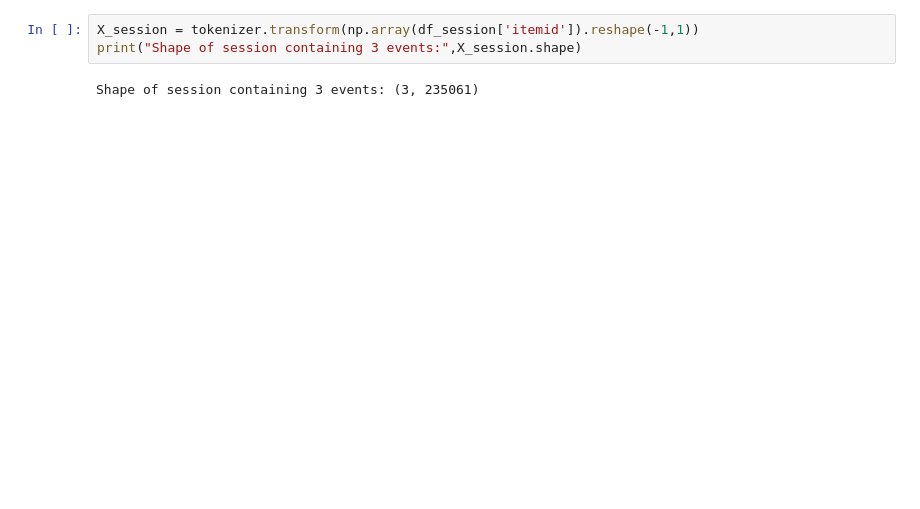
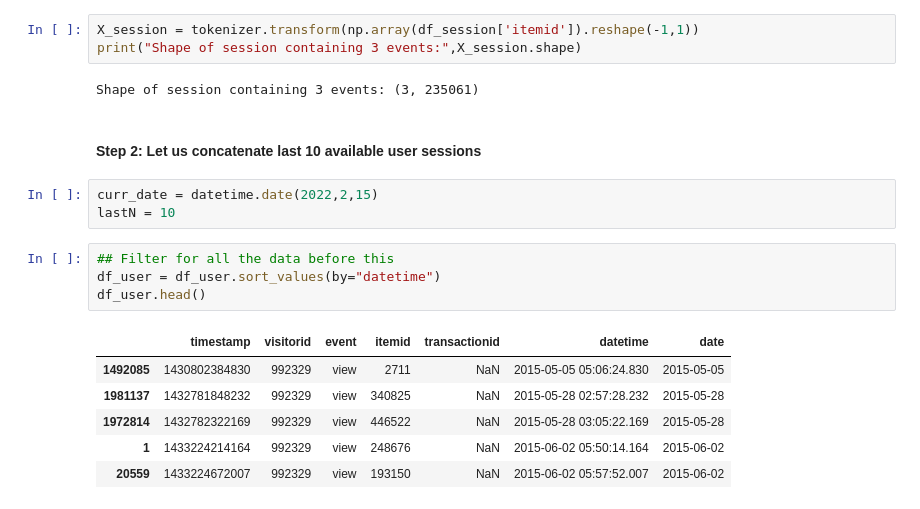
Before and after one commit to SamarthGupta93/RetailRocket, a Jupyter notebook: user_session.ipynb, the cells around one changed output. Drawn from its saved outputs; the diff is of its cells as text; blank space fills up the shorter version.

Commit message:
Built input for user context (last N sessions)

```diff
--- a/user_session.ipynb
+++ b/user_session.ipynb
@@ -306,3 +287,19 @@ X_session = tokenizer.transform(np.array(df_session['itemid']).reshape(-1,1))
 print("Shape of session containing 3 events:",X_session.shape)
 # %% [output]
 Shape of session containing 3 events: (3, 235061)
+# %% [markdown]
+#### Step 2: Let us concatenate last 10 available user sessions
+# %%
+curr_date = datetime.date(2022,2,15)
+lastN = 10
+# %%
+## Filter for all the data before this
+df_user = df_user.sort_values(by="datetime")
+df_user.head()
+# %% [output]
+|  | timestamp | visitorid | event | itemid | transactionid | datetime | date |
+| 1492085 | 1430802384830 | 992329 | view | 2711 | NaN | 2015-05-05 05:06:24.830 | 2015-05-05 |
+| 1981137 | 1432781848232 | 992329 | view | 340825 | NaN | 2015-05-28 02:57:28.232 | 2015-05-28 |
+| 1972814 | 1432782322169 | 992329 | view | 446522 | NaN | 2015-05-28 03:05:22.169 | 2015-05-28 |
+| 1 | 1433224214164 | 992329 | view | 248676 | NaN | 2015-06-02 05:50:14.164 | 2015-06-02 |
+| 20559 | 1433224672007 | 992329 | view | 193150 | NaN | 2015-06-02 05:57:52.007 | 2015-06-02 |
```
Also changed, not shown: parts of 23 cells of this notebook.
